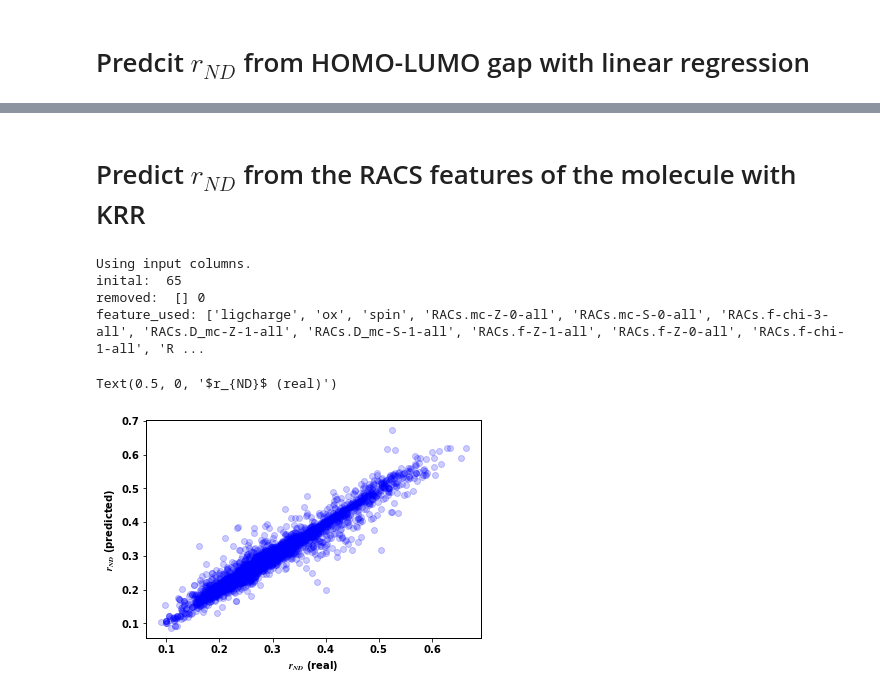
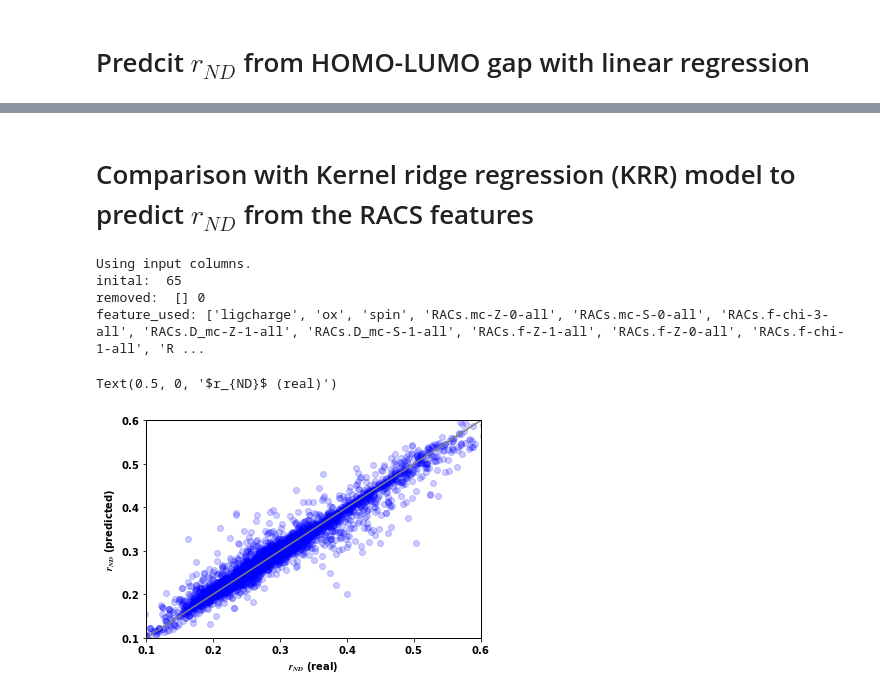
Before and after one commit to Liu-group/MLbook, a Jupyter notebook: JupyterNotebook/case_study.ipynb, the cells around one changed output, grey strips where cells are left out. Saved outputs shown, nothing was run; the diff lists cells and outputs as text; code cells hidden in the pictures.

```diff
--- a/JupyterNotebook/case_study.ipynb
+++ b/JupyterNotebook/case_study.ipynb
@@ -168,5 +217,5 @@ findfont: Font family ['sans-serif'] not found. Falling back to DejaVu Sans.
 # %% [markdown]
-# Predict $r_{ND}$ from the RACS features of the molecule with KRR
+# Comparison with Kernel ridge regression (KRR) model to predict $r_{ND}$ from the RACS features
 # %%
 
 modelfile = os.path.join(modelpath,'Data/models/KRR/MD2_rND_krr_model/MD2_rND_krr.pkl')
@@ -185,9 +232,14 @@ y = df_props['rND'].values
 # %%
-gap = df_props['energeticGap (eV)'].values
-rnd = df_props['rND'].values
+
+y = df_props['rND'].values
 plt.scatter(y,y_predict,edgecolors=None,c='b',alpha=0.2)
+xmin=0.1; xmax=0.6
+diag=np.linspace(xmin, xmax,100)
+plt.plot(diag,diag, color='gray')
+plt.xlim((xmin,xmax))
+plt.ylim((xmin,xmax))
 plt.ylabel('$r_{ND}$ (predicted)')
 plt.xlabel('$r_{ND}$ (real)')
 # %% [output]
 Text(0.5, 0, '$r_{ND}$ (real)')
-[figure, old version]
+[figure, new version]
```
Also changed, not shown: parts of 15 cells of this notebook.
